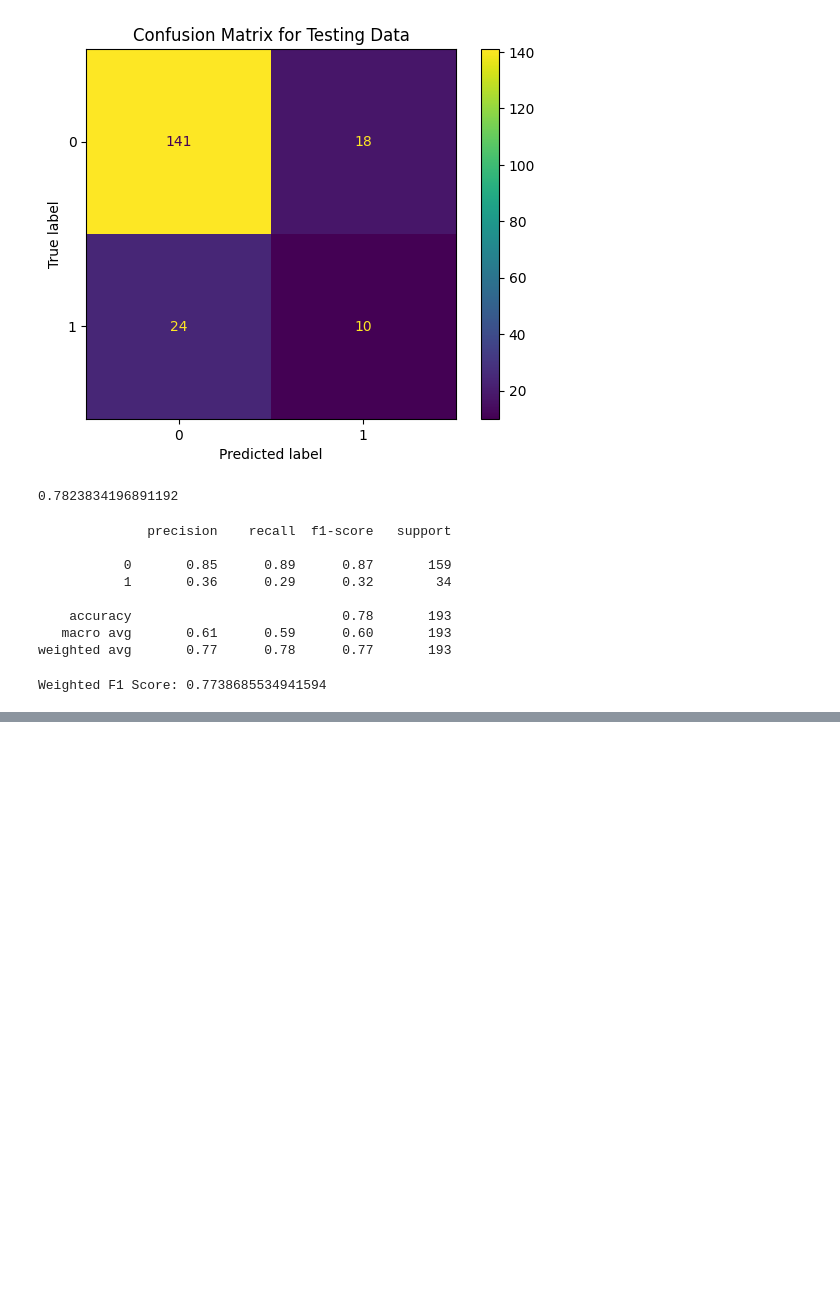
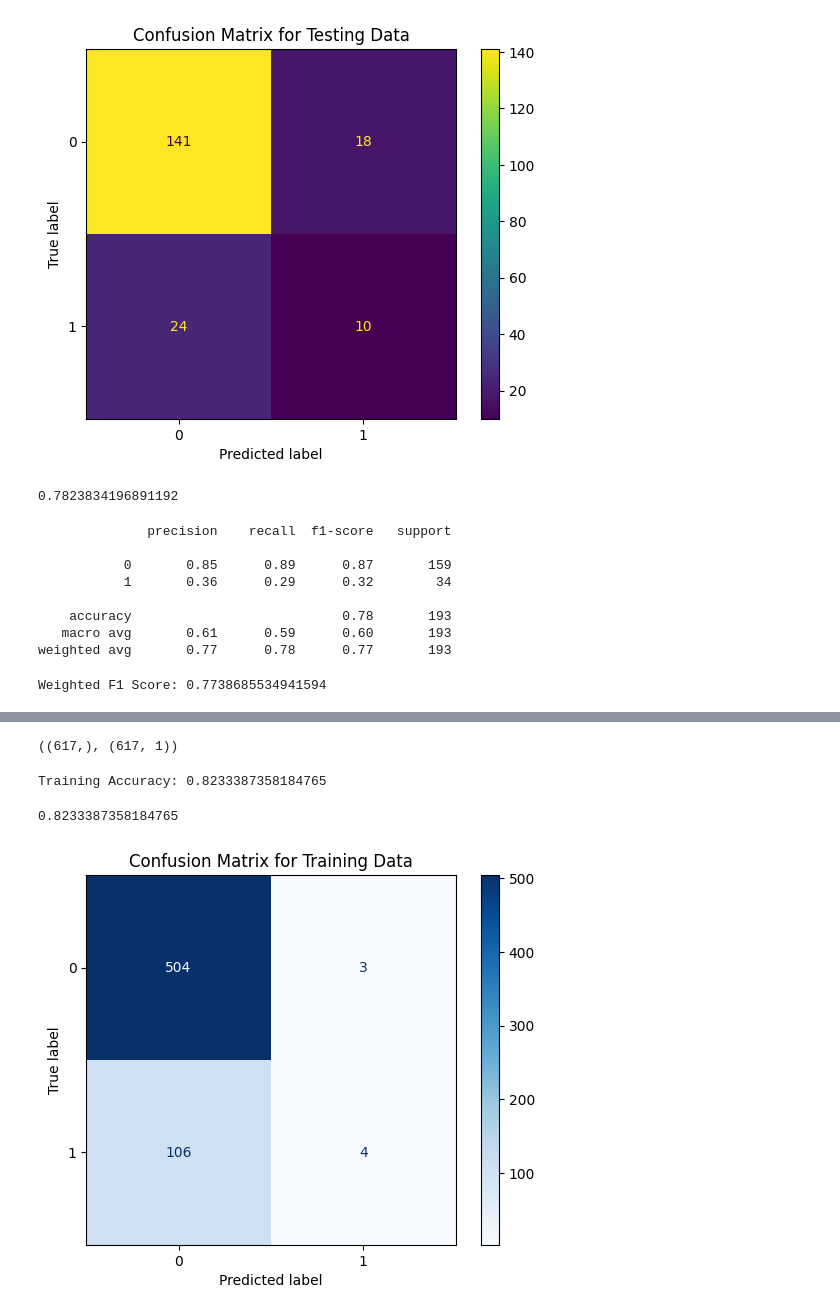
Before and after one commit to opheliasin/covid-detection, a Jupyter notebook: Workbook.ipynb, the cells around one changed output, grey strips where cells are left out. Drawn from its saved outputs; the diff is of its cells as text; code cells hidden in the pictures; blank space fills up the shorter version.

```diff
--- a/Workbook.ipynb
+++ b/Workbook.ipynb
@@ -1226,0 +1352,9 @@ Weighted F1 Score: 0.7738685534941594
+# %%
+# Define the model with two inputs
+model = tf.keras.Model(inputs=[mel_input_breathing, mel_input_cough, mel_input_speech, other_input], outputs=z)
+
+# Compile the model
+model.compile(optimizer='adam', loss='binary_crossentropy', metrics=['accuracy','recall','precision'])
+
+# Print model summary
+model.summary()
@@ -1226,0 +1427,8 @@ Weighted F1 Score: 0.7738685534941594
+# %%
+from sklearn.utils.class_weight import compute_class_weight
+
+class_weights = compute_class_weight(
+    class_weight='balanced',
+    classes=np.unique(y_train),
+    y=y_train
+)
@@ -1226,0 +1487,2 @@ Weighted F1 Score: 0.7738685534941594
+# %%
+y_pred_train = model.predict([X_train_breathing, X_train_coughing, X_train_speech, X_train_other_features])
@@ -1226,0 +1491,29 @@ Weighted F1 Score: 0.7738685534941594
+# %%
+y_pred_train_binary = (y_pred_train > 0.6).astype(int)
+# %%
+y_train.shape, y_pred_train_binary.shape
+# %% [output]
+((617,), (617, 1))
+# %%
+from sklearn.metrics import accuracy_score
+accuracy_train = accuracy_score(y_train, y_pred_train_binary)
+
+print(f"Training Accuracy: {accuracy_train}")
+# %% [output]
+Training Accuracy: 0.8233387358184765
+# %%
+accuracy_train
+# %% [output]
+0.8233387358184765
+# %%
+from sklearn.metrics import confusion_matrix, ConfusionMatrixDisplay
+
+cm = confusion_matrix(y_train, y_pred_train_binary)
+
+# Step 4: Visualize or print the confusion matrix
+disp = ConfusionMatrixDisplay(confusion_matrix=cm)
+disp.plot(cmap=plt.cm.Blues)
+plt.title("Confusion Matrix for Training Data")
+plt.show()
+# %% [output]
+[figure, added]
```
Also changed, not shown: parts of 33 cells of this notebook.
